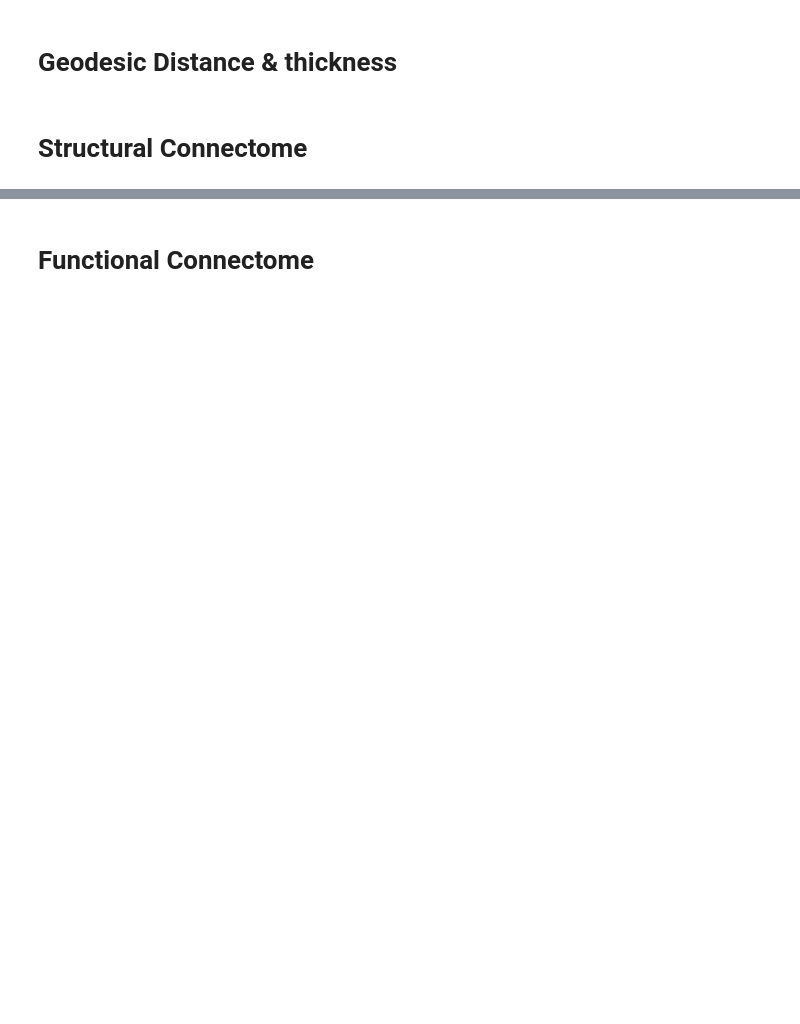
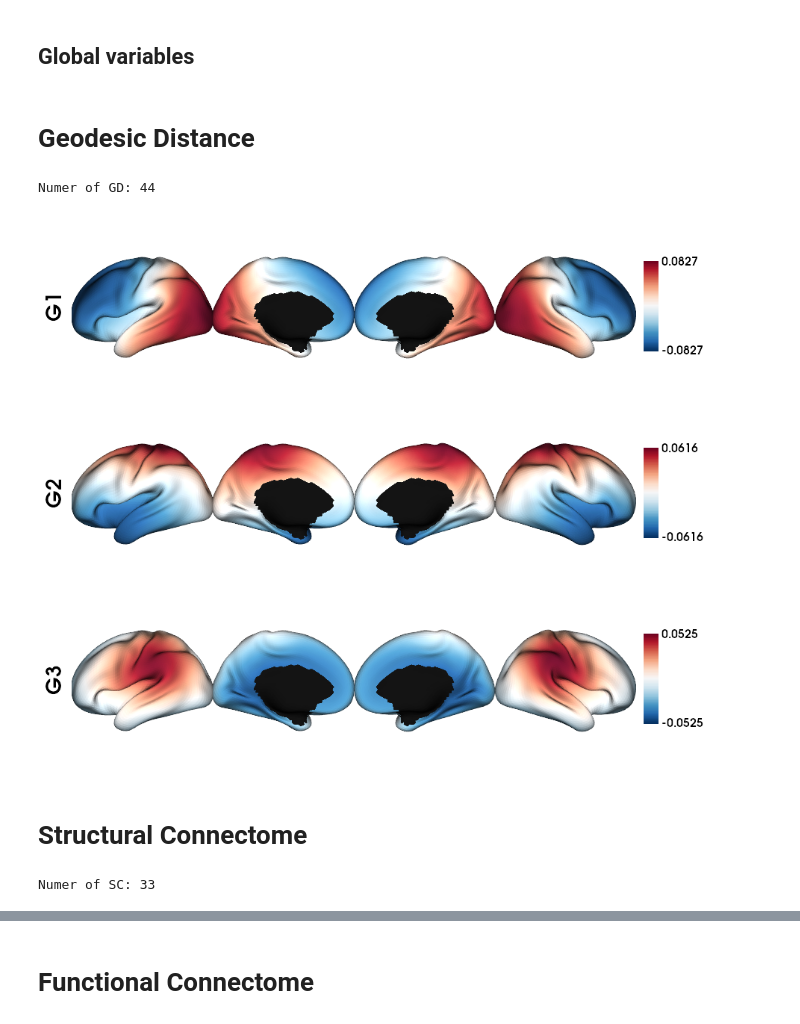
Before and after one commit to rcruces/preproc_reports, a Jupyter notebook: notebooks/fsLR-5k_gradients.ipynb, the cells around one changed output, grey strips where cells are left out. Cells and saved outputs as stored; diff of their text form; code cells hidden in the pictures; blank space fills up the shorter version.

```diff
--- a/notebooks/fsLR-5k_gradients.ipynb
+++ b/notebooks/fsLR-5k_gradients.ipynb
@@ -128,2 +186,41 @@ def load_sc(File, Ndim):
+# %% [markdown]
+## Global variables
+# %%
+# Shape of the fsLR-5k matrices
+N5k = 9684
+
+# Number of gradients to calculate
+Ngrad=10
+
+# Number of gradients to calculate
+Nplot=3
+
+# Labels for plotting based on Ngrad
+labels=['G'+str(x) for x in list(range(1,Nplot+1))]
 # %% [markdown]
-# Geodesic Distance & thickness
+# Geodesic Distance
+# %%
+# List all the files
+gd_file = sorted(glob.glob(f"sub-*/ses-*/dist/*_surf-fsLR-5k_GD.shape.gii"))
+N = len(gd_file)
+print(f"Numer of GD: {N}")
+
+# Loads all the GD fsLR-5k matrices
+gd_5k=np.empty([N5k, N5k, len(gd_file)], dtype=float)
+for i, f in enumerate(gd_file):
+    gd_5k[:,:,i] = load_gd(f)
+
+# Calculate the mean connectome
+gd_5k_mean = np.mean(gd_5k, axis=2)
+# %% [output]
+Numer of GD: 44
+# %%
+# Calculate the gradients
+gd_dm, grad = fslr5k_dm_lr(gd_5k_mean, mask_5k, Ngrad=Ngrad, log=False)
+
+# plot the gradients
+plot_hemispheres(i5_lh, i5_rh, array_name=grad[0:Nplot], cmap='RdBu_r', nan_color=(0, 0, 0, 1),
+  zoom=1.3, size=(900, 750), embed_nb=True, color_range='sym',
+  color_bar='right', label_text={'left': labels})
+# %% [output]
+[figure, added]
@@ -130,2 +230,19 @@ def load_sc(File, Ndim):
 # %% [markdown]
 # Structural Connectome
+# %%
+# List all the files
+sc_file = sorted(glob.glob(f"sub-*/ses-*/dwi/connectomes/*_surf-fsLR-5k_desc-iFOD2-40M-SIFT2_full-connectome.shape.gii"))
+N = len(sc_file)
+print(f"Numer of SC: {N}")
+
+# Loads all the MPC fsLR-5k matrices
+sc_5k=np.empty([N5k, N5k, len(sc_file)], dtype=float)
+
+# Load the SC and weight it by the edge length
+for i, f in enumerate(sc_file):
+    sc_5k[:,:,i] = load_sc(f)
+
+# Calculate the mean connectome
+sc_5k_mean = np.mean(sc_5k, axis=2)
+# %% [output]
+Numer of SC: 33
```
Also changed, not shown: parts of 16 cells of this notebook.
